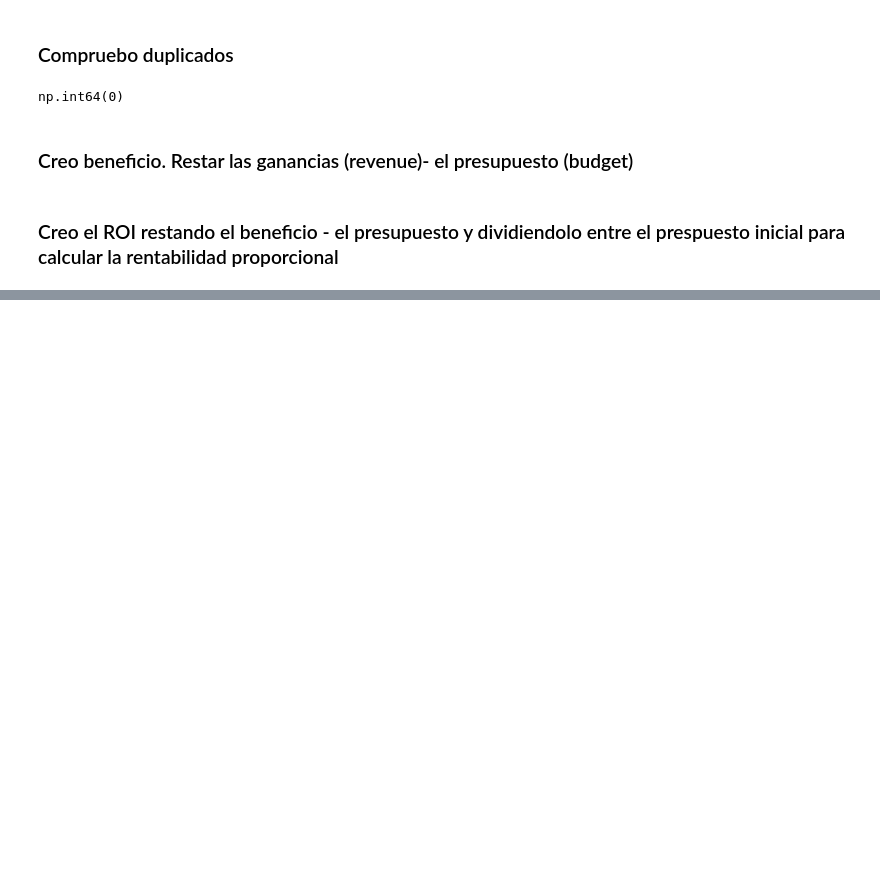
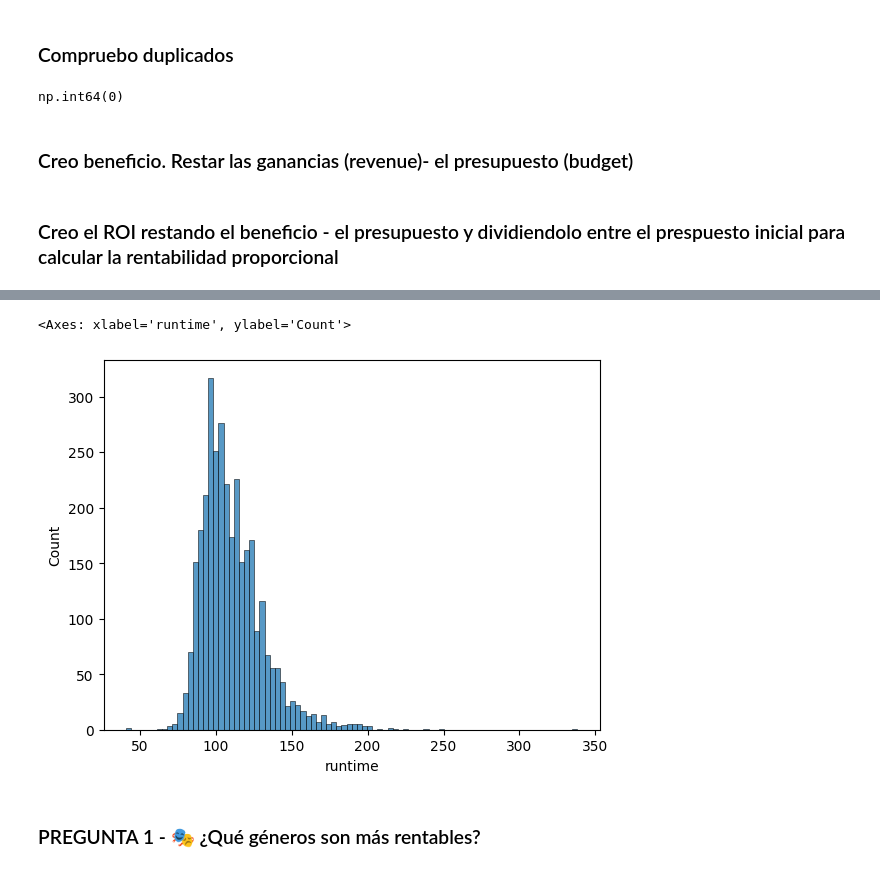
Before and after one commit to lauraargente/Proyecto_Movie_Dataset, a Jupyter notebook: analisis.ipynb, the cells around one changed output, grey strips where cells are left out. Cells and saved outputs as stored; diff of their text form; code cells hidden in the pictures; blank space fills up the shorter version.

```diff
--- a/analisis.ipynb
+++ b/analisis.ipynb
@@ -300,0 +380,8 @@ df_tablajoin['roi'] = (df_tablajoin['revenue'] - df_tablajoin['budget']) / df_ta
+# %%
+import seaborn as sns
+sns.histplot(df_tablajoin['runtime'])
+# %% [output]
+<Axes: xlabel='runtime', ylabel='Count'>
+[figure, added]
+# %% [markdown]
+### PREGUNTA 1 - 🎭 ¿Qué géneros son más rentables?
```
Also changed, not shown: parts of 14 cells of this notebook.
